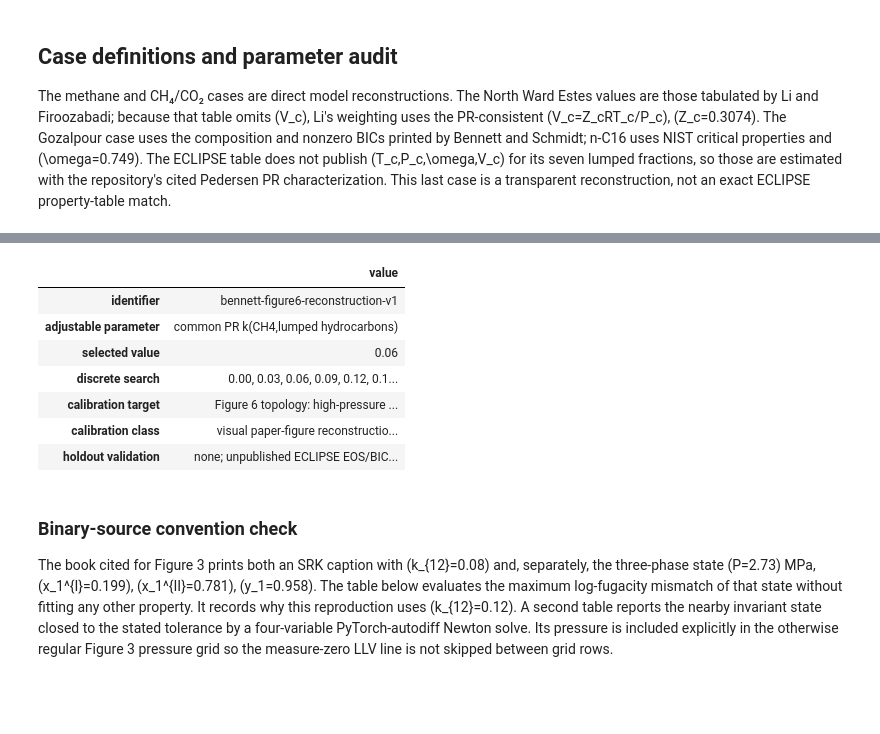
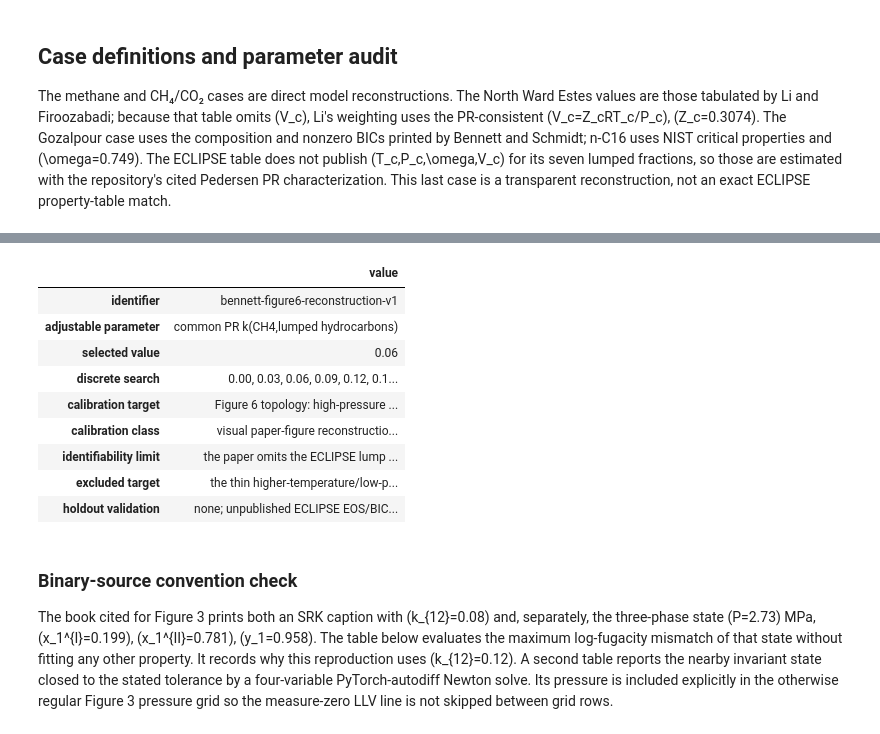
Before and after one commit to ThermoPhase-FCSRG/torch-flash, a Jupyter notebook: notebooks/verification/29_bennett_phase_identification_methods.ipynb, the cells around one changed output, grey strips where cells are left out. Saved outputs shown, nothing was run; the diff lists cells and outputs as text; code cells hidden in the pictures; blank space fills up the shorter version.

```diff
--- a/notebooks/verification/29_bennett_phase_identification_methods.ipynb
+++ b/notebooks/verification/29_bennett_phase_identification_methods.ipynb
@@ -564,28 +588,38 @@ display(case_audit)
 # %%
 figure6_reconstruction_audit = pd.Series(
     {
         "identifier": "bennett-figure6-reconstruction-v1",
         "adjustable parameter": "common PR k(CH4,lumped hydrocarbons)",
         "selected value": RESERVOIR_METHANE_LUMP_KIJ,
         "discrete search": "0.00, 0.03, 0.06, 0.09, 0.12, 0.15, 0.20",
         "calibration target": (
             "Figure 6 topology: high-pressure LL at 100 K plus the adjacent "
             "low-temperature three-phase strip"
         ),
         "calibration class": "visual paper-figure reconstruction; not experimental validation",
+        "identifiability limit": (
+            "the paper omits the ECLIPSE lump critical properties and complete BIC table; "
+            "this one-parameter reconstruction is not unique"
+        ),
+        "excluded target": (
+            "the thin higher-temperature/low-pressure LLV branch was not used to add or "
+            "tune further unknown parameters"
+        ),
         "holdout validation": "none; unpublished ECLIPSE EOS/BIC table remains unavailable",
     },
     name="value",
 )
 display(figure6_reconstruction_audit.to_frame())
 # %% [output]
 |  | value |
 | identifier | bennett-figure6-reconstruction-v1 |
 | adjustable parameter | common PR k(CH4,lumped hydrocarbons) |
 | selected value | 0.06 |
 | discrete search | 0.00, 0.03, 0.06, 0.09, 0.12, 0.1... |
 | calibration target | Figure 6 topology: high-pressure ... |
 | calibration class | visual paper-figure reconstructio... |
+| identifiability limit | the paper omits the ECLIPSE lump ... |
+| excluded target | the thin higher-temperature/low-p... |
 | holdout validation | none; unpublished ECLIPSE EOS/BIC... |
 # %% [markdown]
 ### Binary-source convention check
```
Also changed, not shown: parts of 8 cells of this notebook, 1 other file.
